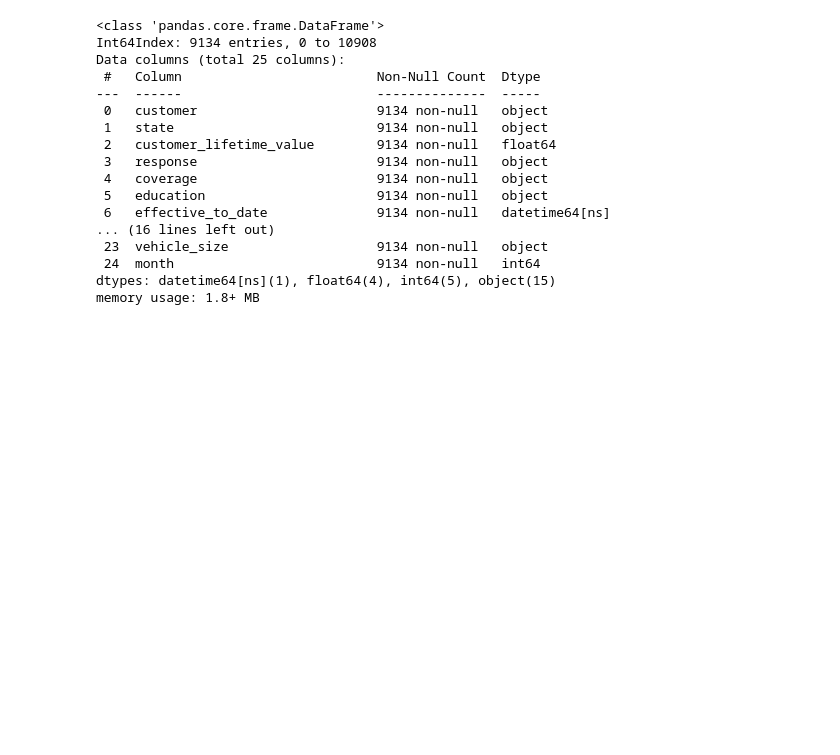
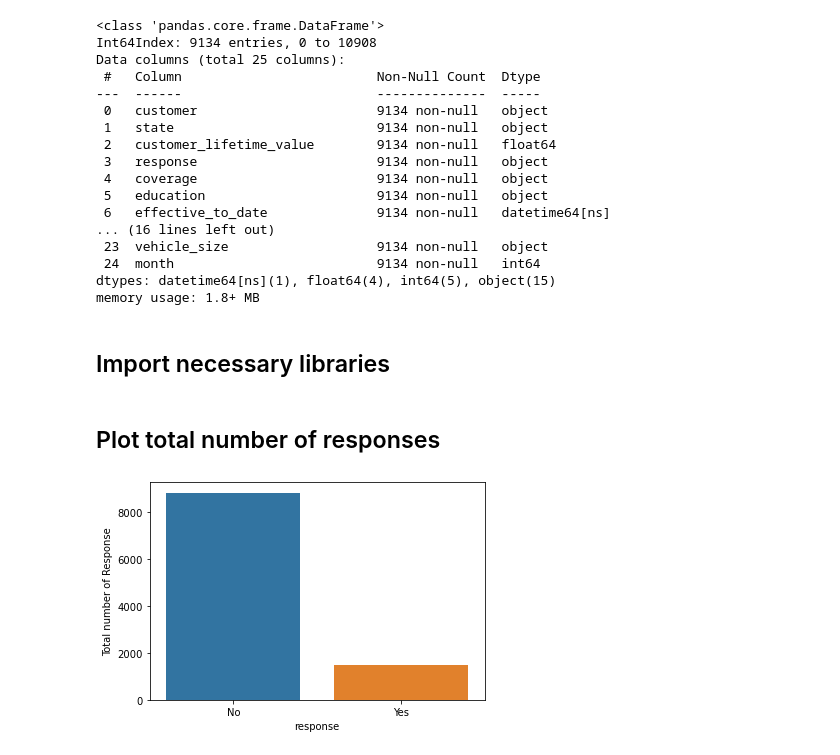
Before and after one commit to erin-berardi/lab-customer-analysis-round-2, a Jupyter notebook: files_for_lab/csv_files/cstmr_analysis_round_2.ipynb, the cells around one changed output. Saved outputs shown, nothing was run; the diff lists cells and outputs as text; code cells hidden in the pictures; blank space fills up the shorter version.

```diff
--- a/files_for_lab/csv_files/cstmr_analysis_round_2.ipynb
+++ b/files_for_lab/csv_files/cstmr_analysis_round_2.ipynb
@@ -139,7 +139,7 @@ vehicle_size                      5.70
 vehicle_type                     50.25
 dtype: float64
 # %%
-data=data.drop(columns=['vehicle_size','unnamed:_0'])  # drop a column  (or multiple columns)
+data=data.drop(columns=['vehicle_type','unnamed:_0'])  # drop a column  vehicle_type missing 1/2 values
 data=data.dropna()   # drop rows with nan values
 data.isna().sum()
 # %% [output]
@@ -276,3 +278,5 @@ Data columns (total 25 columns):
  24  month                          9134 non-null   int64
 dtypes: datetime64[ns](1), float64(4), int64(5), object(15)
 memory usage: 1.8+ MB
+# %% [markdown]
+## Import necessary libraries
@@ -278,0 +288,8 @@ memory usage: 1.8+ MB
+# %% [markdown]
+## Plot total number of responses
+# %%
+sns.countplot('response', data=data)
+plt.ylabel('Total number of Response')
+plt.show()
+# %% [output]
+[figure, added]
```
Also changed, not shown: parts of 62 cells of this notebook.
